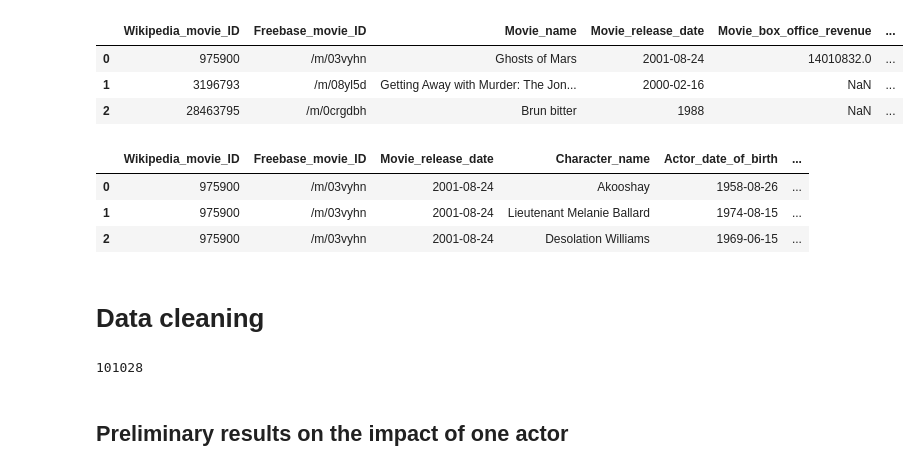
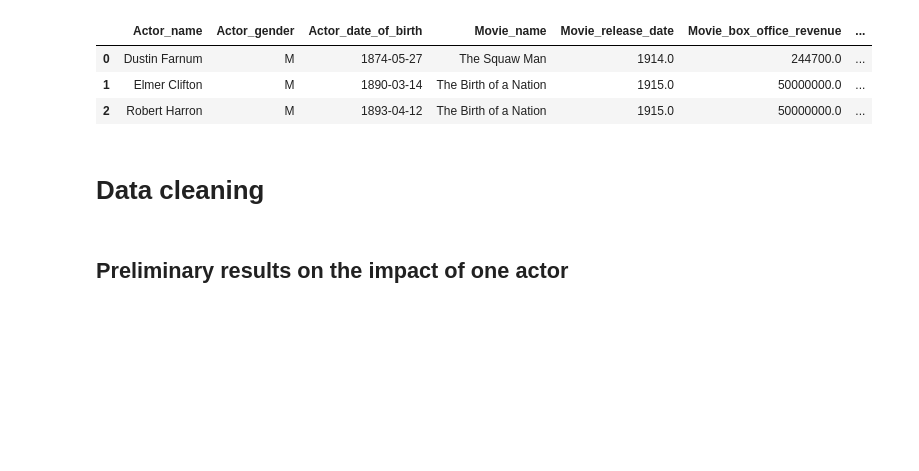
Before and after one commit to louisleger/ada-final-project, a Jupyter notebook: src/Data_Exploration.ipynb, the cells around one changed output. Drawn from its saved outputs; the diff is of its cells as text; code cells hidden in the pictures; blank space fills up the shorter version.

```diff
--- a/src/Data_Exploration.ipynb
+++ b/src/Data_Exploration.ipynb
@@ -42,16 +12,11 @@ character = pd.read_csv('../data/MovieSummaries/'+'character.metadata.tsv',
+# %%
+ds_clean = pd.read_csv('../data/data.csv', index_col=0)
 # %%
-movie.head(3)
+ds_clean.head(3)
 # %% [output]
-|  | Wikipedia_movie_ID | Freebase_movie_ID | Movie_name | Movie_release_date | Movie_box_office_revenue | ... |
-| 0 | 975900 | /m/03vyhn | Ghosts of Mars | 2001-08-24 | 14010832.0 | ... |
-| 1 | 3196793 | /m/08yl5d | Getting Away with Murder: The Jon... | 2000-02-16 | NaN | ... |
-| 2 | 28463795 | /m/0crgdbh | Brun bitter | 1988 | NaN | ... |
+|  | Actor_name | Actor_gender | Actor_date_of_birth | Movie_name | Movie_release_date | Movie_box_office_revenue | ... |
+| 0 | Dustin Farnum | M | 1874-05-27 | The Squaw Man | 1914.0 | 244700.0 | ... |
+| 1 | Elmer Clifton | M | 1890-03-14 | The Birth of a Nation | 1915.0 | 50000000.0 | ... |
+| 2 | Robert Harron | M | 1893-04-12 | The Birth of a Nation | 1915.0 | 50000000.0 | ... |
-# %%
-character.head(3)
-# %% [output]
-|  | Wikipedia_movie_ID | Freebase_movie_ID | Movie_release_date | Character_name | Actor_date_of_birth | ... |
-| 0 | 975900 | /m/03vyhn | 2001-08-24 | Akooshay | 1958-08-26 | ... |
-| 1 | 975900 | /m/03vyhn | 2001-08-24 | Lieutenant Melanie Ballard | 1974-08-15 | ... |
-| 2 | 975900 | /m/03vyhn | 2001-08-24 | Desolation Williams | 1969-06-15 | ... |
 # %% [markdown]
 # Data cleaning
@@ -77,7 +26,3 @@ ds_filt = ds.drop(bad_ids)
-# %%
-len(ds_filt)
-# %% [output]
-101028
 # %% [markdown]
 ## Preliminary results on the impact of one actor
 # %%
```
Also changed, not shown: parts of 19 cells of this notebook.
